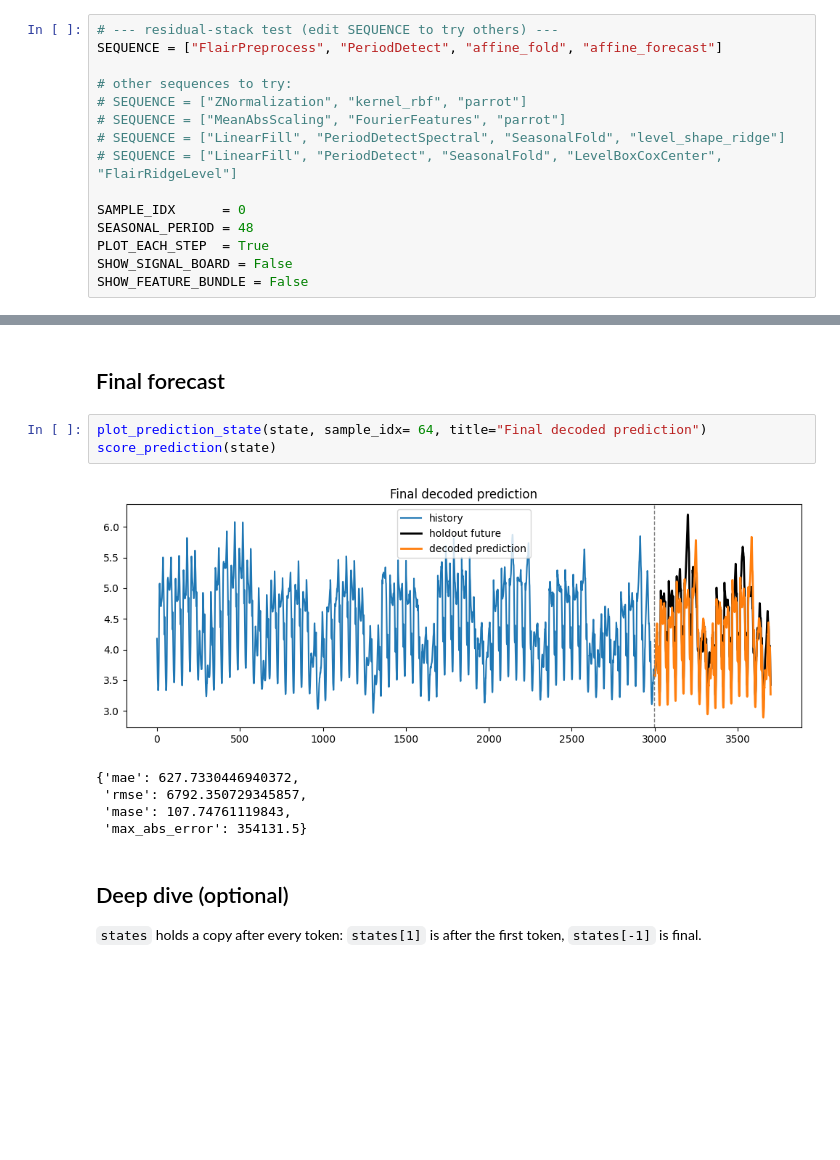
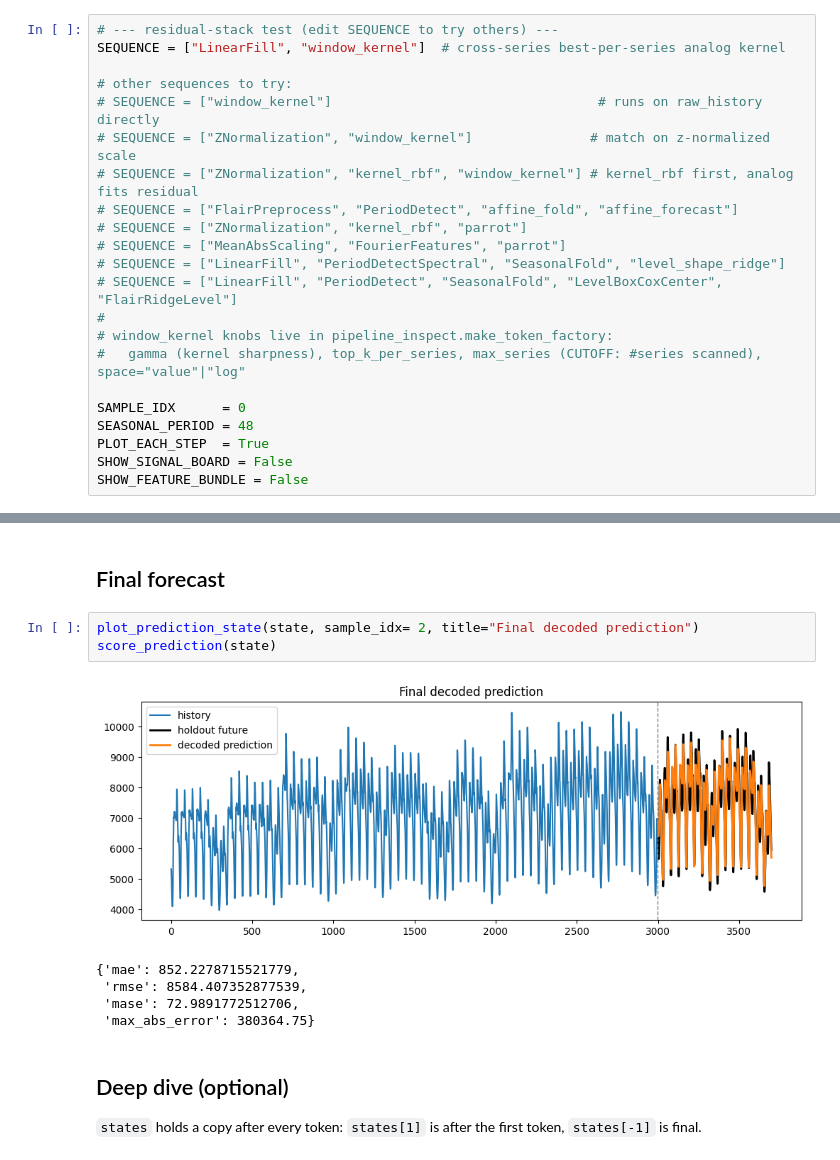
Before and after one commit to chahineNejm/graph_Time_series, a Jupyter notebook: examples/troubleshoot_token_sequences.ipynb, the cells around one changed output, grey strips where cells are left out. Saved outputs shown, nothing was run; the diff lists cells and outputs as text; blank space fills up the shorter version.

Commit message:
making a kernel that is agnostic to dataaugmentation

```diff
--- a/examples/troubleshoot_token_sequences.ipynb
+++ b/examples/troubleshoot_token_sequences.ipynb
@@ -353,13 +353,20 @@ plot_raw_data(H, F, sample_idx=0)
 ]
 # %%
 # --- residual-stack test (edit SEQUENCE to try others) ---
-SEQUENCE = ["FlairPreprocess", "PeriodDetect", "affine_fold", "affine_forecast"]
+SEQUENCE = ["LinearFill", "window_kernel"]  # cross-series best-per-series analog kernel
 
 # other sequences to try:
+# SEQUENCE = ["window_kernel"]                                  # runs on raw_history directly
+# SEQUENCE = ["ZNormalization", "window_kernel"]               # match on z-normalized scale
+# SEQUENCE = ["ZNormalization", "kernel_rbf", "window_kernel"] # kernel_rbf first, analog fits residual
+# SEQUENCE = ["FlairPreprocess", "PeriodDetect", "affine_fold", "affine_forecast"]
 # SEQUENCE = ["ZNormalization", "kernel_rbf", "parrot"]
 # SEQUENCE = ["MeanAbsScaling", "FourierFeatures", "parrot"]
 # SEQUENCE = ["LinearFill", "PeriodDetectSpectral", "SeasonalFold", "level_shape_ridge"]
 # SEQUENCE = ["LinearFill", "PeriodDetect", "SeasonalFold", "LevelBoxCoxCenter", "FlairRidgeLevel"]
+#
+# window_kernel knobs live in pipeline_inspect.make_token_factory:
+#   gamma (kernel sharpness), top_k_per_series, max_series (CUTOFF: #series scanned), space="value"|"log"
 
 SAMPLE_IDX      = 0
 SEASONAL_PERIOD = 48
@@ -435,14 +433,14 @@ STEP 3  -  affine_fold   [feature]
 # %% [markdown]
 ## Final forecast
 # %%
-plot_prediction_state(state, sample_idx= 64, title="Final decoded prediction")
+plot_prediction_state(state, sample_idx= 2, title="Final decoded prediction")
 score_prediction(state)
 # %% [output]
-[figure, old version]
+[figure, new version]
-{'mae': 627.7330446940372,
- 'rmse': 6792.350729345857,
- 'mase': 107.74761119843,
- 'max_abs_error': 354131.5}
+{'mae': 852.2278715521779,
+ 'rmse': 8584.407352877539,
+ 'mase': 72.9891772512706,
+ 'max_abs_error': 380364.75}
 # %% [markdown]
 ## Deep dive (optional)
 
```
Also changed, not shown: parts of 4 cells of this notebook, 5 other files.
